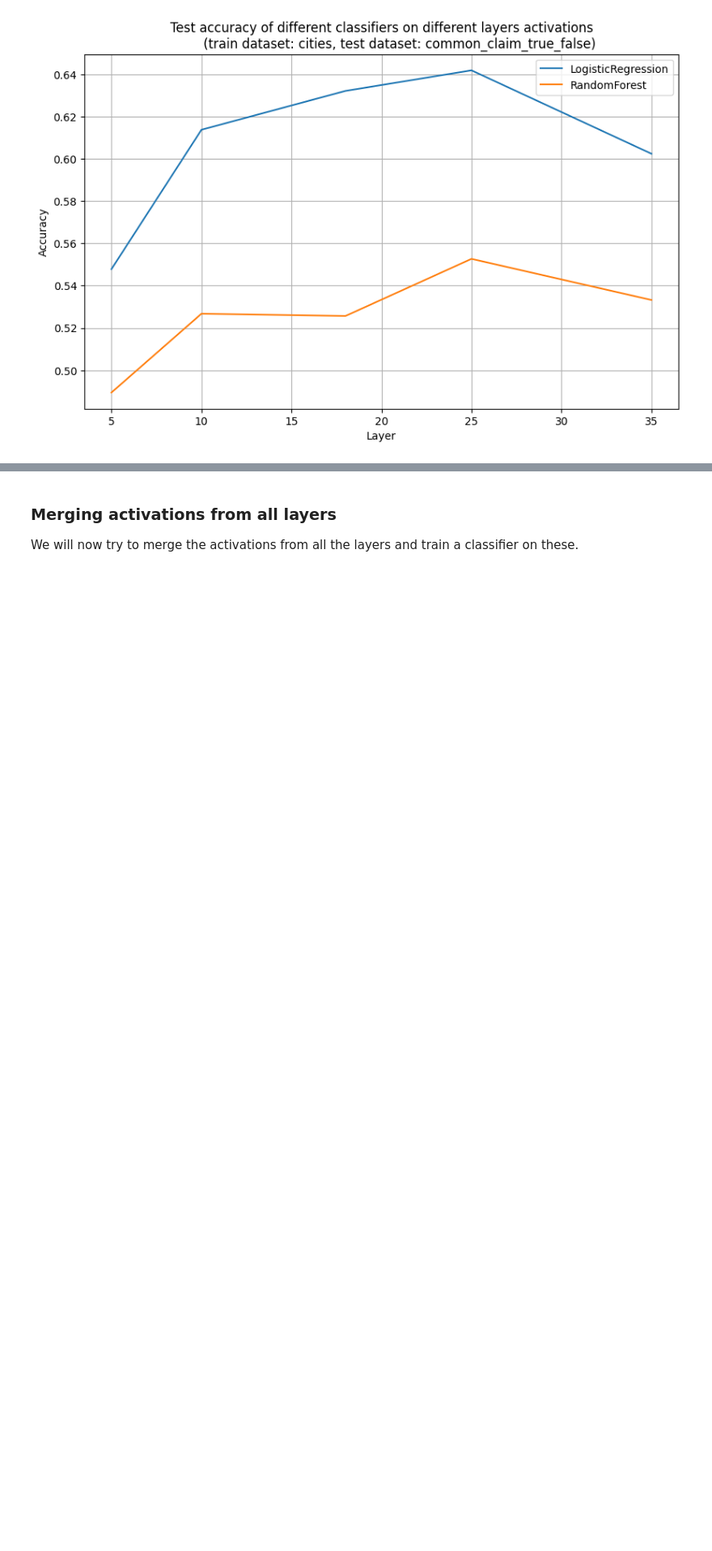
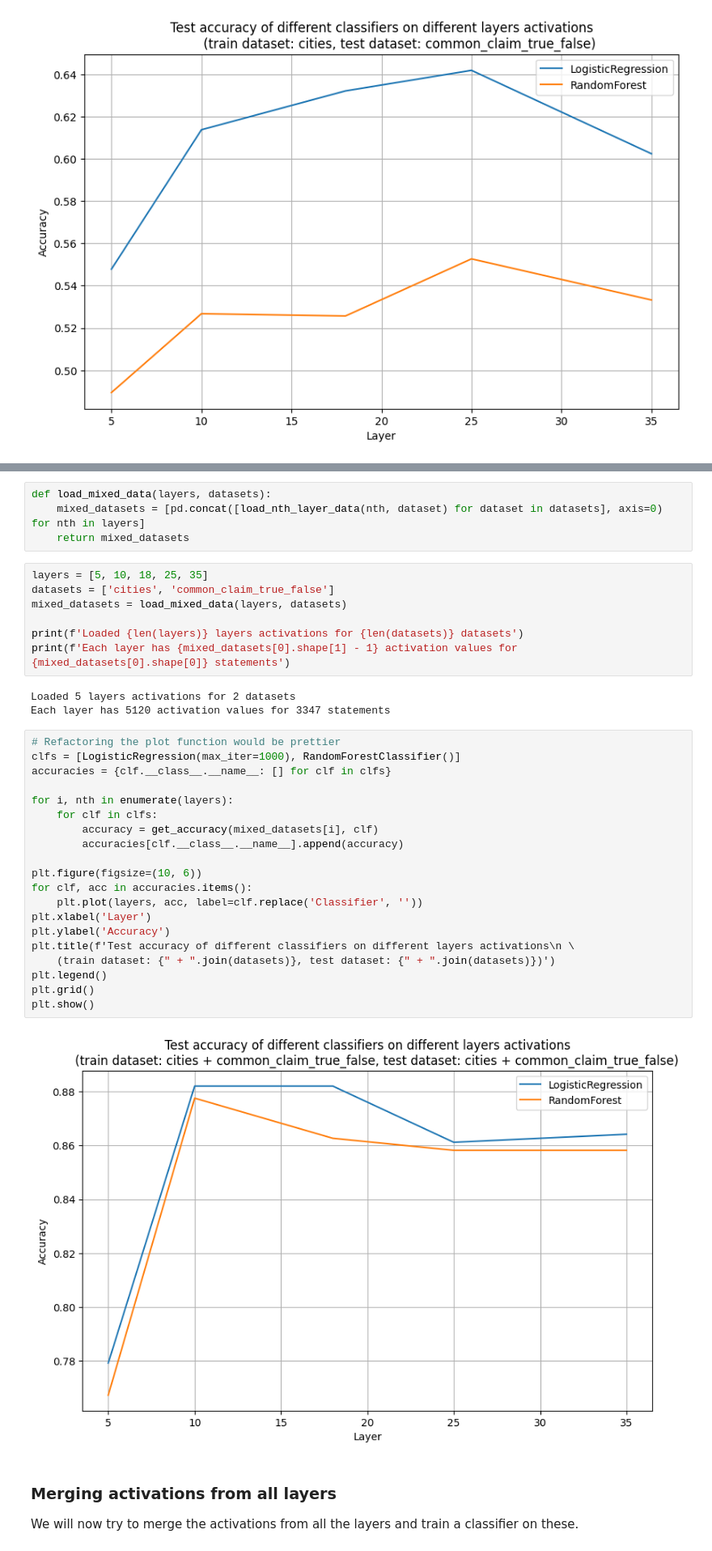
Before and after one commit to LouisCleriot/Latent-truth-detector, a Jupyter notebook: notebooks/classification.ipynb, the cells around one changed output, grey strips where cells are left out. Shown at 81% size. Cells and saved outputs as stored; diff of their text form; blank space fills up the shorter version.

Commit message:
[+] allow to train and test on mixed datasets

```diff
--- a/notebooks/classification.ipynb
+++ b/notebooks/classification.ipynb
@@ -145,3 +147,39 @@ plot_accuracy(layers, clfs, 'cities', 'common_claim_true_false')
+# %%
+def load_mixed_data(layers, datasets):
+    mixed_datasets = [pd.concat([load_nth_layer_data(nth, dataset) for dataset in datasets], axis=0) for nth in layers]
+    return mixed_datasets
+# %%
+layers = [5, 10, 18, 25, 35]
+datasets = ['cities', 'common_claim_true_false']
+mixed_datasets = load_mixed_data(layers, datasets)
+
+print(f'Loaded {len(layers)} layers activations for {len(datasets)} datasets')
+print(f'Each layer has {mixed_datasets[0].shape[1] - 1} activation values for {mixed_datasets[0].shape[0]} statements')
+# %% [output]
+Loaded 5 layers activations for 2 datasets
+Each layer has 5120 activation values for 3347 statements
+# %%
+# Refactoring the plot function would be prettier
+clfs = [LogisticRegression(max_iter=1000), RandomForestClassifier()]
+accuracies = {clf.__class__.__name__: [] for clf in clfs}
+
+for i, nth in enumerate(layers):
+    for clf in clfs:
+        accuracy = get_accuracy(mixed_datasets[i], clf)
+        accuracies[clf.__class__.__name__].append(accuracy)
+
+plt.figure(figsize=(10, 6))
+for clf, acc in accuracies.items():
+    plt.plot(layers, acc, label=clf.replace('Classifier', ''))
+plt.xlabel('Layer')
+plt.ylabel('Accuracy')
+plt.title(f'Test accuracy of different classifiers on different layers activations\n \
+    (train dataset: {" + ".join(datasets)}, test dataset: {" + ".join(datasets)})')
+plt.legend()
+plt.grid()
+plt.show()
+# %% [output]
+[figure, added]
 # %% [markdown]
 ### Merging activations from all layers
 We will now try to merge the activations from all the layers and train a classifier on these.
```
Also changed, not shown: parts of 4 cells of this notebook.
